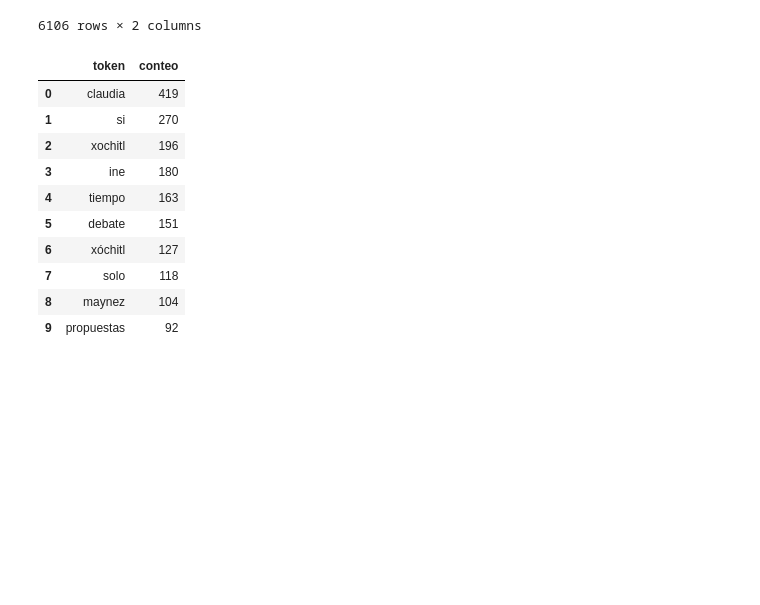
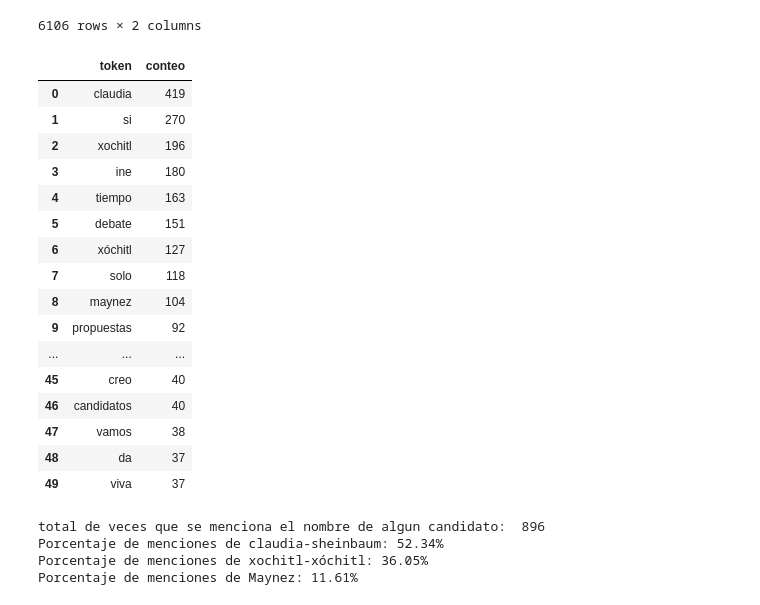
Before and after one commit to JuanJT117/Procesamiento_y_clasificacion_de_datos, a Jupyter notebook: Tareas/Tarea_1/Datos/YCD.ipynb, the cells around one changed output. Cells and saved outputs as stored; diff of their text form; code cells hidden in the pictures; blank space fills up the shorter version.

```diff
--- a/Tareas/Tarea_1/Datos/YCD.ipynb
+++ b/Tareas/Tarea_1/Datos/YCD.ipynb
@@ -379,8 +374,8 @@ def tokens(txt):
     stop_words = set(stopwords.words('spanish'))## filtramos stordswords
     tokens = word_tokenize(ComYT_limpio)
 
-    #stemmer = SnowballStemmer('spanish') # filtrado de Stemmer /desidencia
-    #ComYT_filtrado = [stemmer.stem(word) for word in tokens if word not in stop_words]
+    stemmer = SnowballStemmer('spanish') # filtrado de Stemmer /desidencia
+    ComYT_filtrado = [stemmer.stem(word) for word in tokens if word not in stop_words]
     ComYT_filtrado = [word for word in tokens if word not in stop_words]
     return ComYT_filtrado
 # %%
@@ -506,16 +501,47 @@ df_frecuencias
 | 6105 | útil | 1 |
 6106 rows × 2 columns
 # %%
-df_frecuencias.head(10)
+df_frecuencias.head(50)
 # %% [output]
 |  | token | conteo |
 | 0 | claudia | 419 |
 | 1 | si | 270 |
 | 2 | xochitl | 196 |
 | 3 | ine | 180 |
 | 4 | tiempo | 163 |
 | 5 | debate | 151 |
 | 6 | xóchitl | 127 |
 | 7 | solo | 118 |
 | 8 | maynez | 104 |
 | 9 | propuestas | 92 |
+| ... | ... | ... |
+| 45 | creo | 40 |
+| 46 | candidatos | 40 |
+| 47 | vamos | 38 |
+| 48 | da | 37 |
+| 49 | viva | 37 |
+# %%
+total_de_menciones = 419+196+104
+# Valores de las participaciones
+claudia = 419+50
+xochitl = 196+127
+maynez = 104
+
+# Suma total de las participaciones
+total_participaciones = claudia + xochitl + maynez
+
+# Calcula el porcentaje para cada participación
+porcentaje1 = (claudia / total_participaciones) * 100
+porcentaje2 = (xochitl / total_participaciones) * 100
+porcentaje3 = (maynez / total_participaciones) * 100
+
+# Muestra los resultados
+print("total de veces que se menciona el nombre de algun candidato: ",total_participaciones )
+print(f"Porcentaje de menciones de claudia-sheinbaum: {porcentaje1:.2f}%")
+print(f"Porcentaje de menciones de xochitl-xóchitl: {porcentaje2:.2f}%")
+print(f"Porcentaje de menciones de Maynez: {porcentaje3:.2f}%")
+# %% [output]
+total de veces que se menciona el nombre de algun candidato:  896
+Porcentaje de menciones de claudia-sheinbaum: 52.34%
+Porcentaje de menciones de xochitl-xóchitl: 36.05%
+Porcentaje de menciones de Maynez: 11.61%
```
Also changed, not shown: parts of 6 cells of this notebook, 18 other files.
